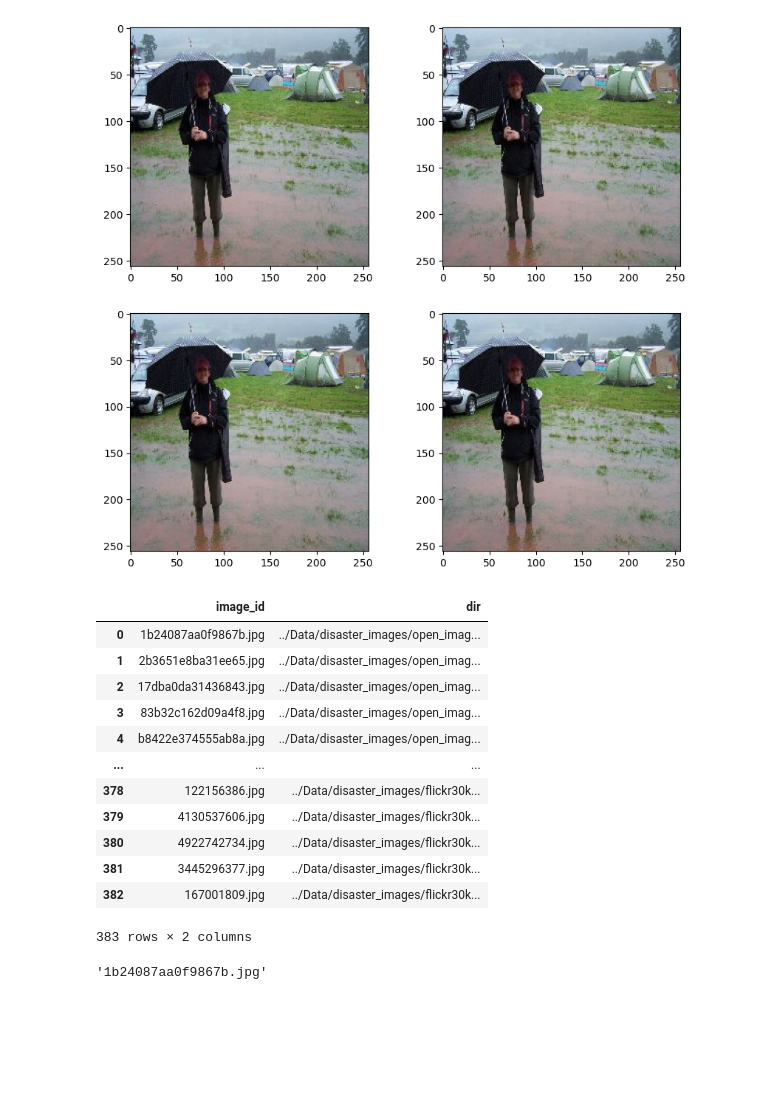
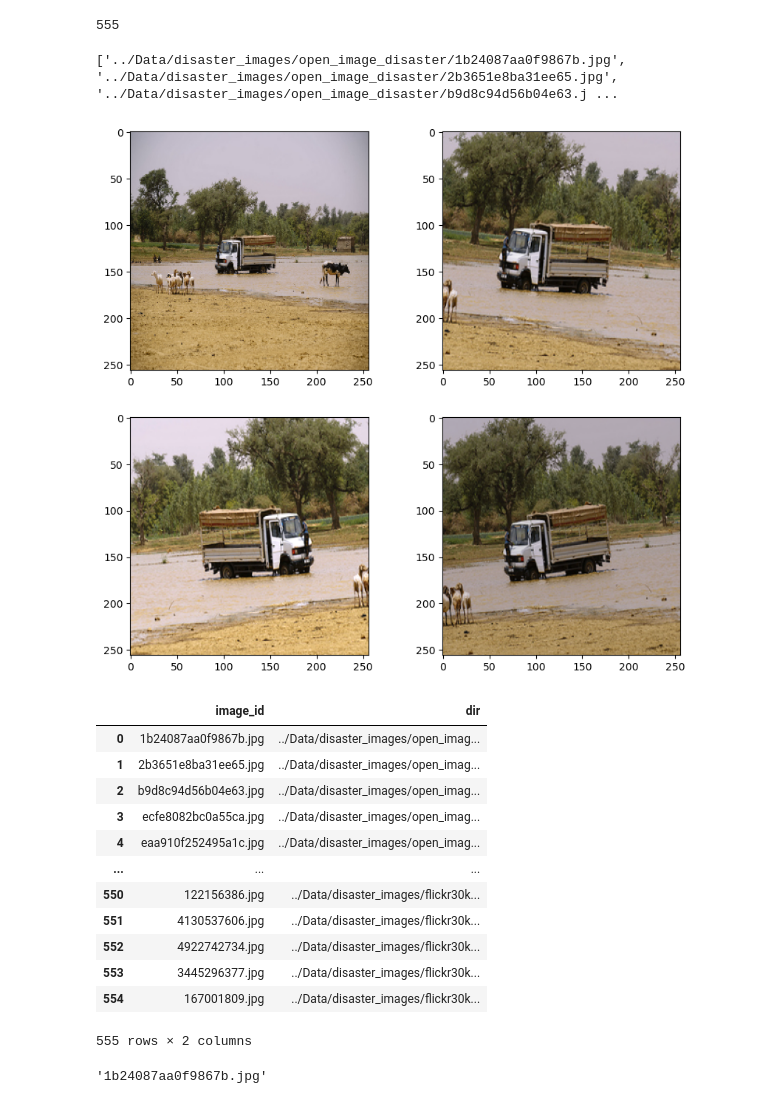
Before and after one commit to hojunking/auto_disaster_classifier, a Jupyter notebook: augmentation.ipynb, the cells around one changed output. Drawn from its saved outputs; the diff is of its cells as text; code cells hidden in the pictures; blank space fills up the shorter version.

```diff
--- a/augmentation.ipynb
+++ b/augmentation.ipynb
@@ -6,6 +6,20 @@ import numpy as np
 import pandas as pd
 import os
 from PIL import Image
+# %%
+dir_path = "../Data/disaster_images/"
+
+disaster_dataset = []
+for folder, subfolders, filenames in os.walk(dir_path):
+    for img in filenames:
+        disaster_dataset.append(folder+'/'+img)
+print(len(disaster_dataset))
+# %% [output]
+555
+# %%
+print(disaster_dataset[:3])
+# %% [output]
+['../Data/disaster_images/open_image_disaster/1b24087aa0f9867b.jpg', '../Data/disaster_images/open_image_disaster/2b3651e8ba31ee65.jpg', '../Data/disaster_images/open_image_disaster/b9d8c94d56b04e63.j ...
 # %%
 #image1 = cv2.imread("../Data/open_image_disaster/002a6cf0d401929c.jpg")
 #image2 = cv2.imread("../Data/open_image_disaster/b06aa91a6083c7c2.jpg")
@@ -14,11 +28,11 @@ from PIL import Image
 
 # Declare an augmentation pipeline
 transform = A.Compose([
-    A.Resize(height = 400, width = 400),
+    A.Resize(height = 500, width = 500),
     A.RandomBrightnessContrast(always_apply=False, p=1.0, brightness_limit=(0.00, 0.00), contrast_limit=(-0.2, 0.2), brightness_by_max=False),
     A.SafeRotate(always_apply=True, p=0.5, limit=(-20, 20), interpolation=2, border_mode=0, value=(0, 0, 0), mask_value=None),
     A.HorizontalFlip(always_apply=False, p=0.5),
-    A.CenterCrop(always_apply=True, p=1.0, height=256, width=256)
+    A.CenterCrop(always_apply=True, p=0.7, height=256, width=256)
     #    A.Normalize(mean=[0.485, 0.456, 0.406], std=[0.229, 0.224, 0.225], max_pixel_value=255.0, p=1.0)
     #A.pytorch.transforms.ToTensorV2()
 ])
@@ -31,7 +45,7 @@ augmentation = []
 real_image = []
 
 for i in disaster_dataset:
-    im_bgr = cv2.imread("../Data/open_image_disaster/" + i +".jpg")
+    im_bgr = cv2.imread(i)
     img = im_bgr[:, :, ::-1]
     real_image.append(img)
     augmentation.append(transform(image=img)["image"])
@@ -55,23 +69,23 @@ for i in range(s, e):
 
 plt.show()
 # %%
-test_img = '000000000731_00'
+test_img = '000000073187'
 
 plt.figure(figsize=(10,200))
-im_bgr = cv2.imread("../Data/disaster_images/augmented/" + test_img +".jpg")
+im_bgr = cv2.imread("../Data/disaster_images/COCO_disaster/" + test_img +".jpg")
 img = im_bgr[:, :, ::-1]
 plt.subplot(40,2,1)
 plt.imshow(transform_o(image=img)['image'], cmap=plt.cm.binary)
 for i in range(1,4):
 
 
     plt.grid(False)
     plt.subplot(40,2,i+1)
-    plt.imshow(transform_o(image=img)["image"], cmap=plt.cm.binary)
+    plt.imshow(transform(image=img)["image"], cmap=plt.cm.binary)
 
 plt.show()
 # %% [output]
-[figure, old version]
+[figure, new version]
 # %%
 dir_path = "../Data/disaster_images/"
 
@@ -89,16 +103,16 @@ disaster_img
 |  | image_id | dir |
 | 0 | 1b24087aa0f9867b.jpg | ../Data/disaster_images/open_imag... |
 | 1 | 2b3651e8ba31ee65.jpg | ../Data/disaster_images/open_imag... |
-| 2 | 17dba0da31436843.jpg | ../Data/disaster_images/open_imag... |
-| 3 | 83b32c162d09a4f8.jpg | ../Data/disaster_images/open_imag... |
-| 4 | b8422e374555ab8a.jpg | ../Data/disaster_images/open_imag... |
+| 2 | b9d8c94d56b04e63.jpg | ../Data/disaster_images/open_imag... |
+| 3 | ecfe8082bc0a55ca.jpg | ../Data/disaster_images/open_imag... |
+| 4 | eaa910f252495a1c.jpg | ../Data/disaster_images/open_imag... |
 | ... | ... | ... |
-| 378 | 122156386.jpg | ../Data/disaster_images/flickr30k... |
-| 379 | 4130537606.jpg | ../Data/disaster_images/flickr30k... |
-| 380 | 4922742734.jpg | ../Data/disaster_images/flickr30k... |
-| 381 | 3445296377.jpg | ../Data/disaster_images/flickr30k... |
-| 382 | 167001809.jpg | ../Data/disaster_images/flickr30k... |
+| 550 | 122156386.jpg | ../Data/disaster_images/flickr30k... |
+| 551 | 4130537606.jpg | ../Data/disaster_images/flickr30k... |
+| 552 | 4922742734.jpg | ../Data/disaster_images/flickr30k... |
+| 553 | 3445296377.jpg | ../Data/disaster_images/flickr30k... |
+| 554 | 167001809.jpg | ../Data/disaster_images/flickr30k... |
-383 rows × 2 columns
+555 rows × 2 columns
 # %%
 disaster_img.loc[0]['image_id']
 # %% [output]
```
Also changed, not shown: parts of 2 cells of this notebook, 7 other files.
